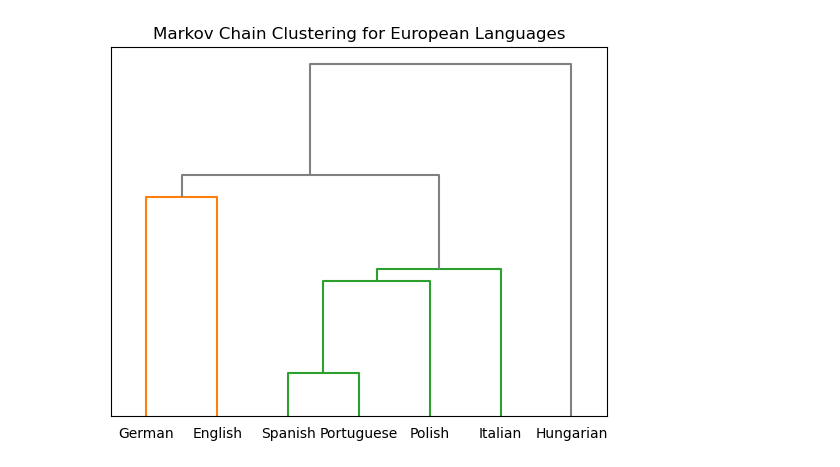
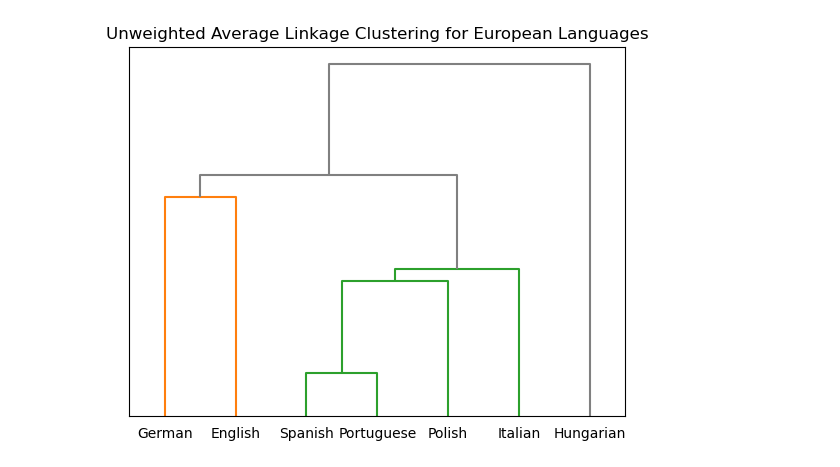
Before and after one commit to o-fugi/clustering-europarl-pos, a Jupyter notebook: distance-clustering-testbed.ipynb, the cells around one changed output. Saved outputs shown, nothing was run; the diff lists cells and outputs as text; code cells hidden in the pictures.

```diff
--- a/distance-clustering-testbed.ipynb
+++ b/distance-clustering-testbed.ipynb
@@ -99,14 +101,14 @@ dist_matrix = dist_matrix + dist_matrix.T
 # %%
 # cluster!
 
 labels = ['English', 'German', 'Hungarian', 'Italian', 'Polish', 'Portuguese', 'Spanish']
 
 linkage_matrix = linkage(dist_matrix, "average")
 dendrogram(linkage_matrix, labels=labels, leaf_font_size=10, distance_sort='descending', color_threshold=0.00000025, above_threshold_color='grey')
-plt.title("Markov Chain Clustering for European Languages")
+plt.title("Unweighted Average Linkage Clustering for European Languages")
 ax = plt.gca()
 ax.yaxis.set_tick_params(labelleft=False)
 ax.set_yticks([])
 plt.savefig('Cluster Image.png', dpi=300)
 # %% [output]
-[figure, old version]
+[figure, new version]
```
Also changed, not shown: parts of 2 cells of this notebook.
